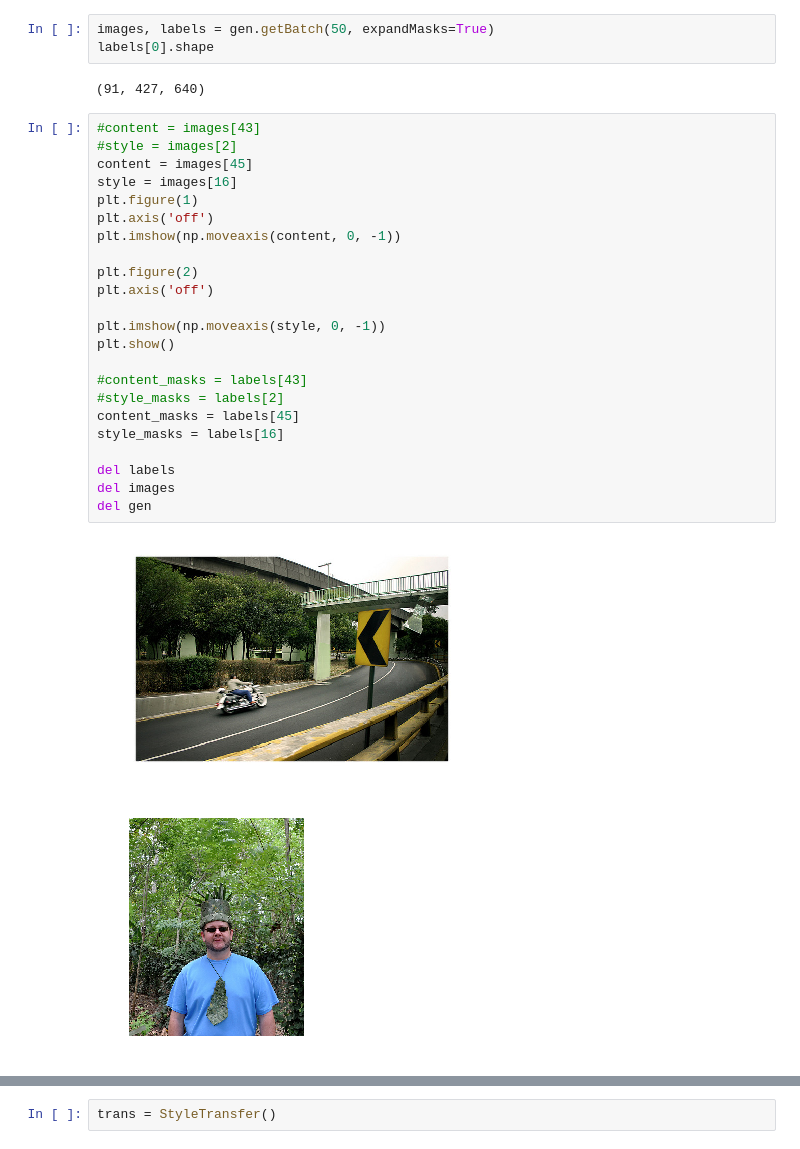
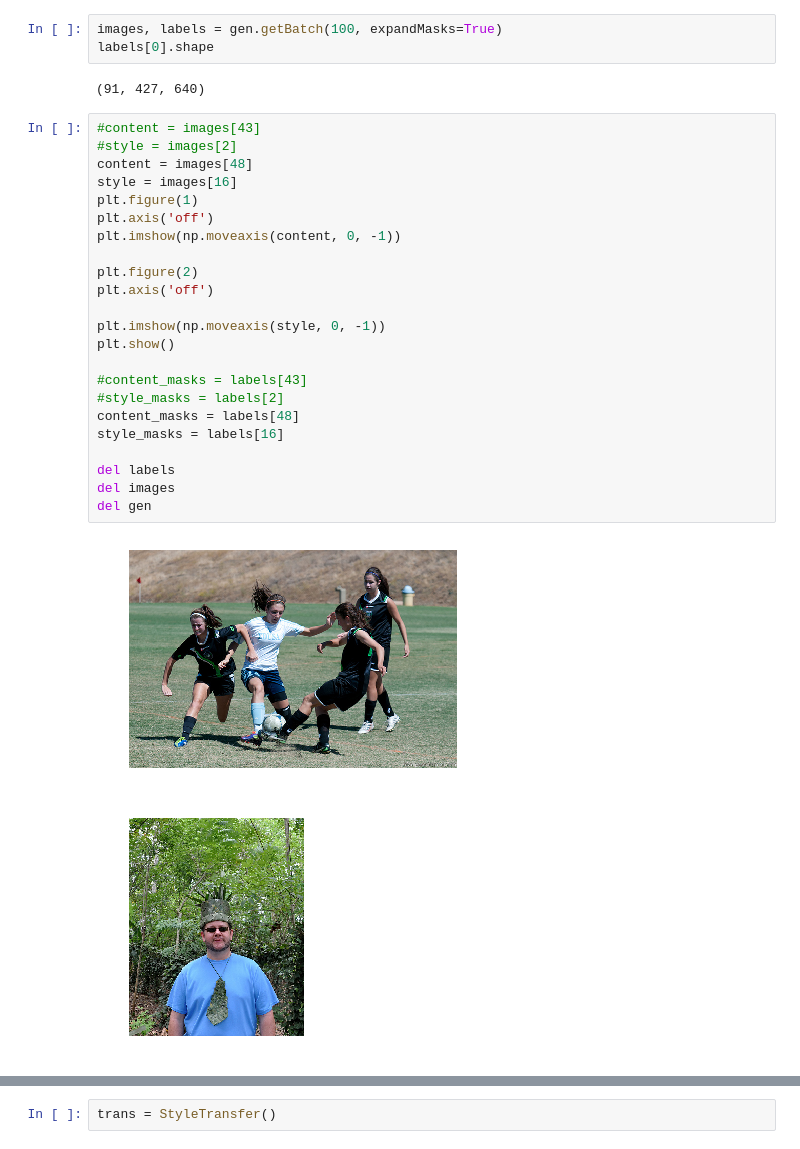
Before and after one commit to Beanin/object-to-object-style-transfer, a Jupyter notebook: transfer.ipynb, the cells around one changed output, grey strips where cells are left out. Drawn from its saved outputs; the diff is of its cells as text.

```diff
--- a/transfer.ipynb
+++ b/transfer.ipynb
@@ -61,35 +61,35 @@ Done (t=19.36s)
 creating index...
 index created!
 # %%
-images, labels = gen.getBatch(50, expandMasks=True)
+images, labels = gen.getBatch(100, expandMasks=True)
 labels[0].shape
 # %% [output]
 (91, 427, 640)
 # %%
 #content = images[43]
 #style = images[2]
-content = images[45]
+content = images[48]
 style = images[16]
 plt.figure(1)
 plt.axis('off')
 plt.imshow(np.moveaxis(content, 0, -1))
 
 plt.figure(2)
 plt.axis('off')
 
 plt.imshow(np.moveaxis(style, 0, -1))
 plt.show()
 
 #content_masks = labels[43]
 #style_masks = labels[2]
-content_masks = labels[45]
+content_masks = labels[48]
 style_masks = labels[16]
 
 del labels
 del images
 del gen
 # %% [output]
-[figure, old version]
+[figure, new version]
 [figure]
 # %%
 plt.figure(1)
```
Also changed, not shown: parts of 21 cells of this notebook.
